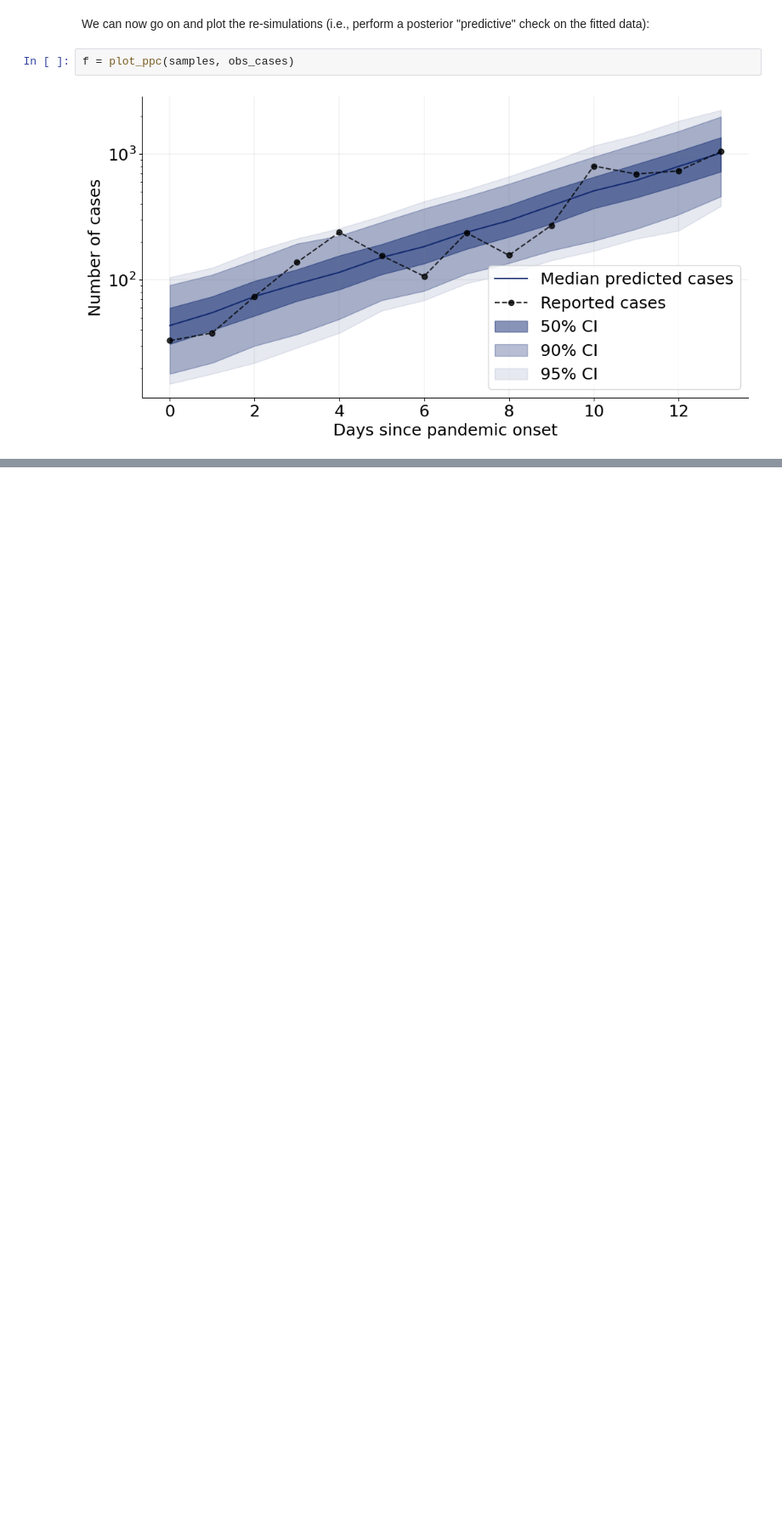
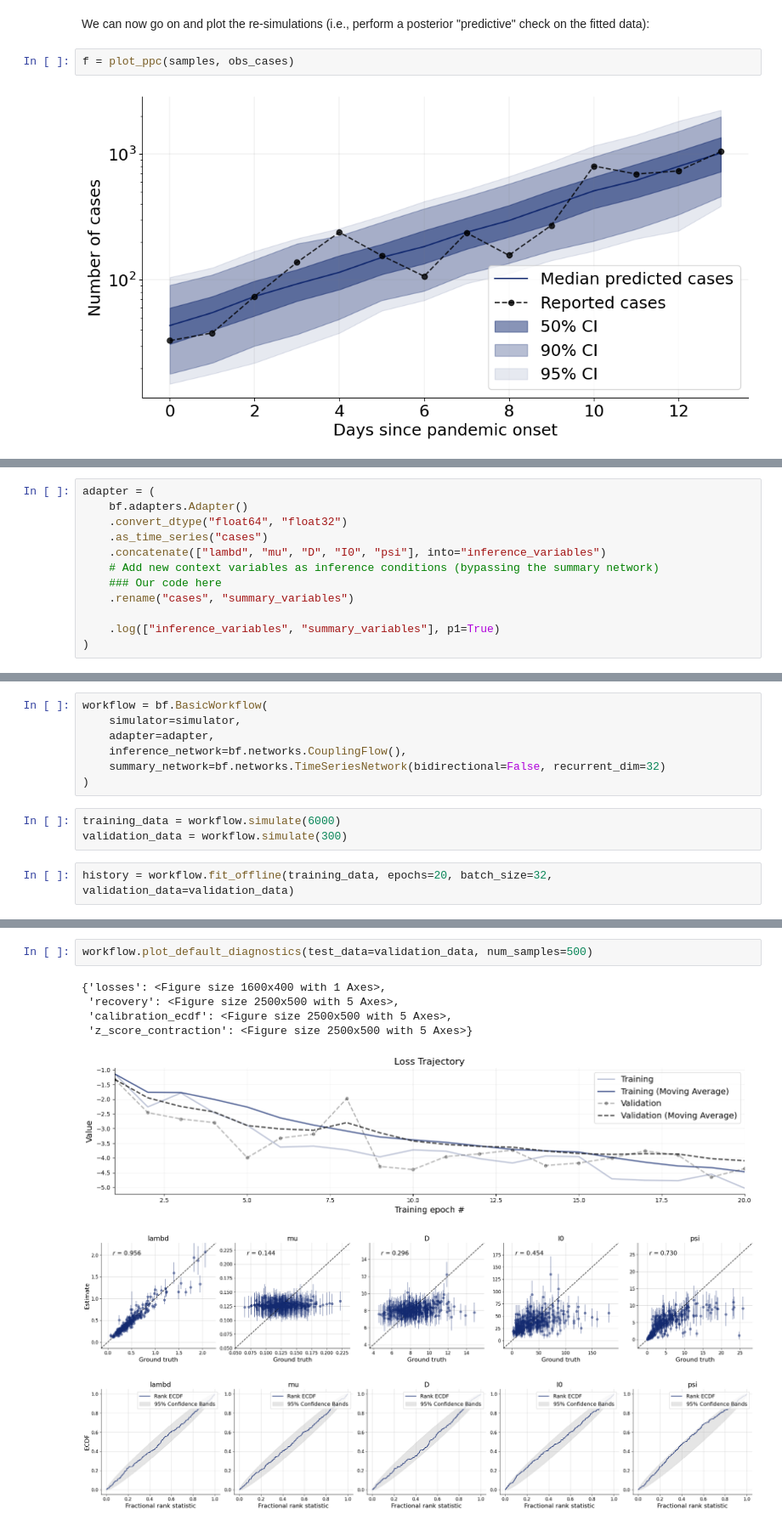
Before and after one commit to bayesflow-org/bayesflow_workshops, a Jupyter notebook: learn_bayes/notebooks/SIR_Estimation.ipynb, the cells around one changed output, grey strips where cells are left out. Shown at 85% size. Drawn from its saved outputs; the diff is of its cells as text; blank space fills up the shorter version.

```diff
--- a/learn_bayes/notebooks/SIR_Estimation.ipynb
+++ b/learn_bayes/notebooks/SIR_Estimation.ipynb
@@ -433,0 +459,12 @@ That's it for this tutorial! You now know how to use the basic building blocks o
+# %%
+adapter = (
+    bf.adapters.Adapter()
+    .convert_dtype("float64", "float32")
+    .as_time_series("cases")
+    .concatenate(["lambd", "mu", "D", "I0", "psi"], into="inference_variables")
+    # Add new context variables as inference conditions (bypassing the summary network)
+    ### Our code here
+    .rename("cases", "summary_variables")
+
+    .log(["inference_variables", "summary_variables"], p1=True)
+)
@@ -433,0 +473,12 @@ That's it for this tutorial! You now know how to use the basic building blocks o
+# %%
+workflow = bf.BasicWorkflow(
+    simulator=simulator,
+    adapter=adapter,
+    inference_network=bf.networks.CouplingFlow(),
+    summary_network=bf.networks.TimeSeriesNetwork(bidirectional=False, recurrent_dim=32)
+)
+# %%
+training_data = workflow.simulate(6000)
+validation_data = workflow.simulate(300)
+# %%
+history = workflow.fit_offline(training_data, epochs=20, batch_size=32, validation_data=validation_data)
@@ -433,0 +487,10 @@ That's it for this tutorial! You now know how to use the basic building blocks o
+# %%
+workflow.plot_default_diagnostics(test_data=validation_data, num_samples=500)
+# %% [output]
+{'losses': <Figure size 1600x400 with 1 Axes>,
+ 'recovery': <Figure size 2500x500 with 5 Axes>,
+ 'calibration_ecdf': <Figure size 2500x500 with 5 Axes>,
+ 'z_score_contraction': <Figure size 2500x500 with 5 Axes>}
+[figure, added]
+[figure, added]
+[figure, added]
```
Also changed, not shown: parts of 17 cells of this notebook, 2 other files.
